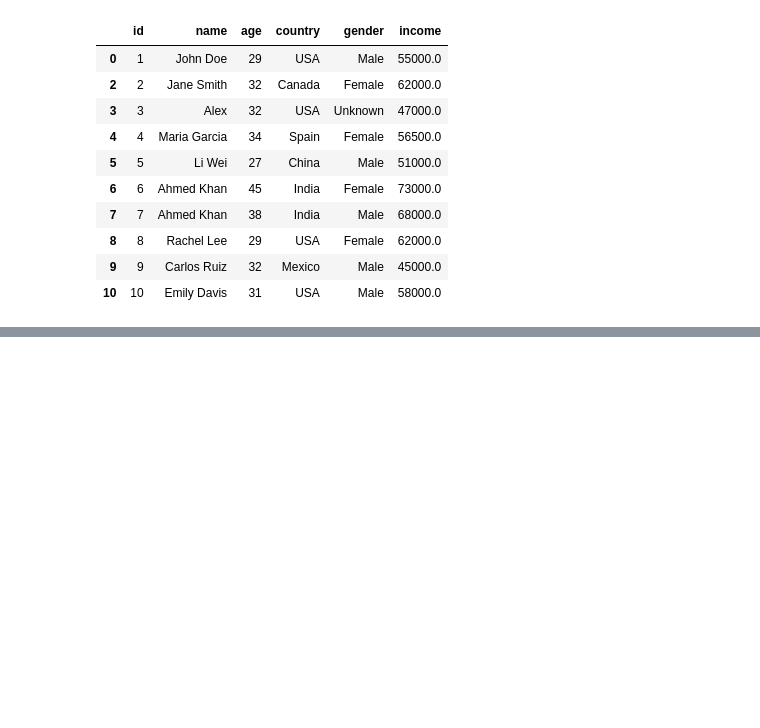
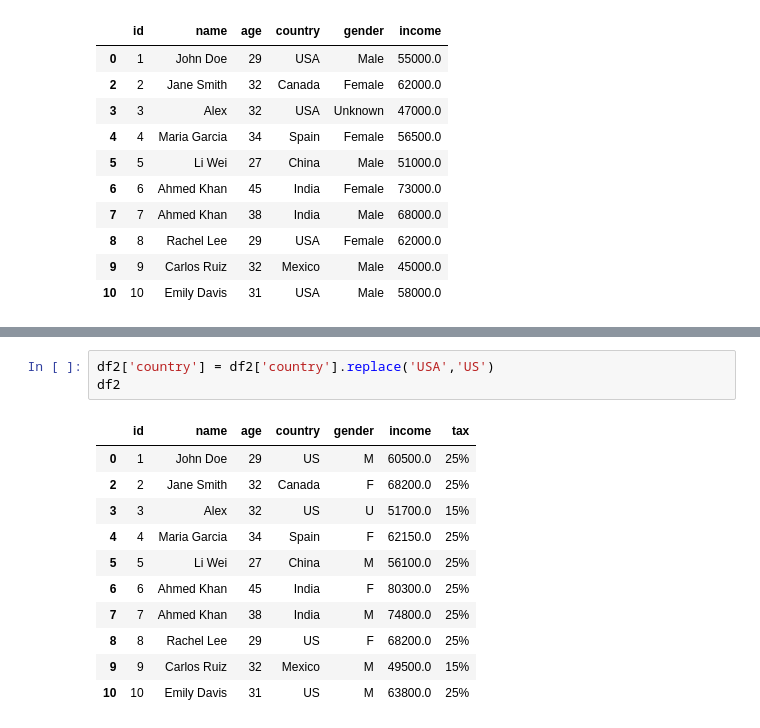
Before and after one commit to SagnickDey427/Learning_AI_with_Prime, a Jupyter notebook: Practice_Notebooks/$1_pracNotebooks.ipynb, the cells around one changed output, grey strips where cells are left out. Drawn from its saved outputs; the diff is of its cells as text; blank space fills up the shorter version.

```diff
--- a/Practice_Notebooks/$1_pracNotebooks.ipynb
+++ b/Practice_Notebooks/$1_pracNotebooks.ipynb
@@ -159,0 +206,15 @@ clean_df3
+# %%
+df2['country'] = df2['country'].replace('USA','US')
+df2
+# %% [output]
+|  | id | name | age | country | gender | income | tax |
+| 0 | 1 | John Doe | 29 | US | M | 60500.0 | 25% |
+| 2 | 2 | Jane Smith | 32 | Canada | F | 68200.0 | 25% |
+| 3 | 3 | Alex | 32 | US | U | 51700.0 | 15% |
+| 4 | 4 | Maria Garcia | 34 | Spain | F | 62150.0 | 25% |
+| 5 | 5 | Li Wei | 27 | China | M | 56100.0 | 25% |
+| 6 | 6 | Ahmed Khan | 45 | India | F | 80300.0 | 25% |
+| 7 | 7 | Ahmed Khan | 38 | India | M | 74800.0 | 25% |
+| 8 | 8 | Rachel Lee | 29 | US | F | 68200.0 | 25% |
+| 9 | 9 | Carlos Ruiz | 32 | Mexico | M | 49500.0 | 15% |
+| 10 | 10 | Emily Davis | 31 | US | M | 63800.0 | 25% |
```
Also changed, not shown: parts of 9 cells of this notebook, 2 other files.
